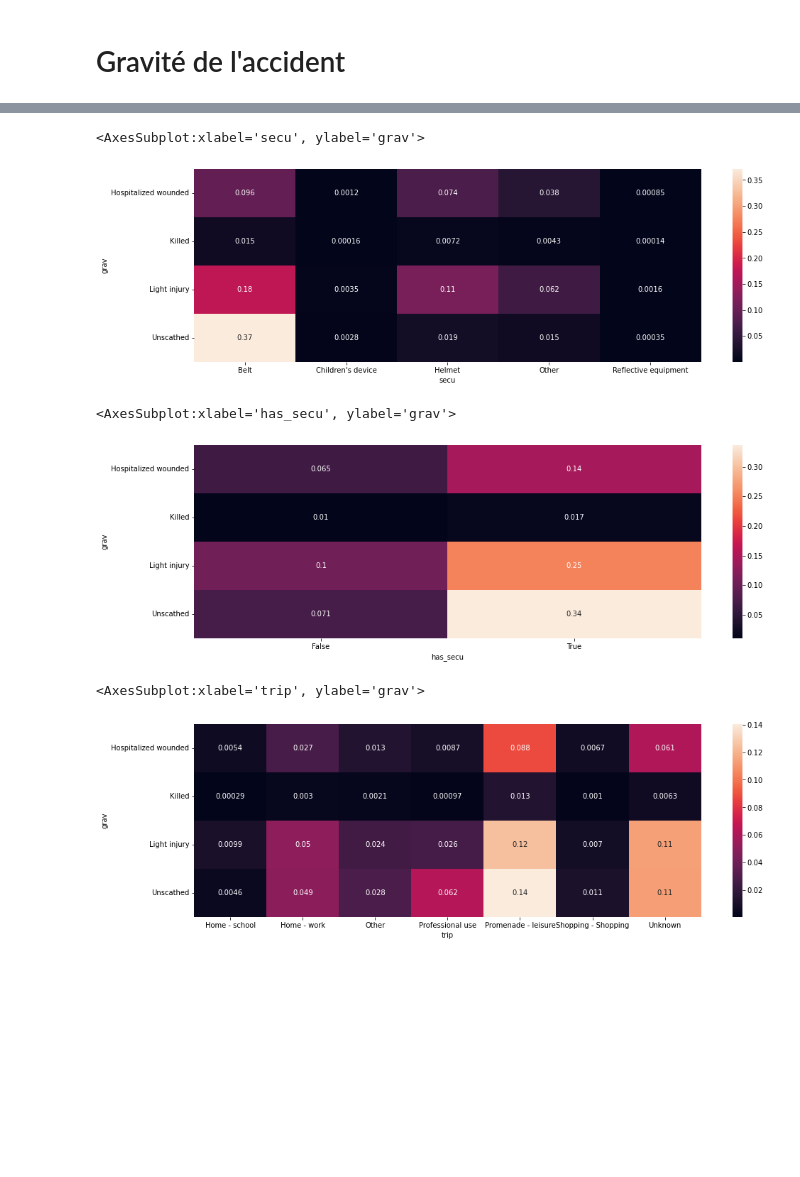
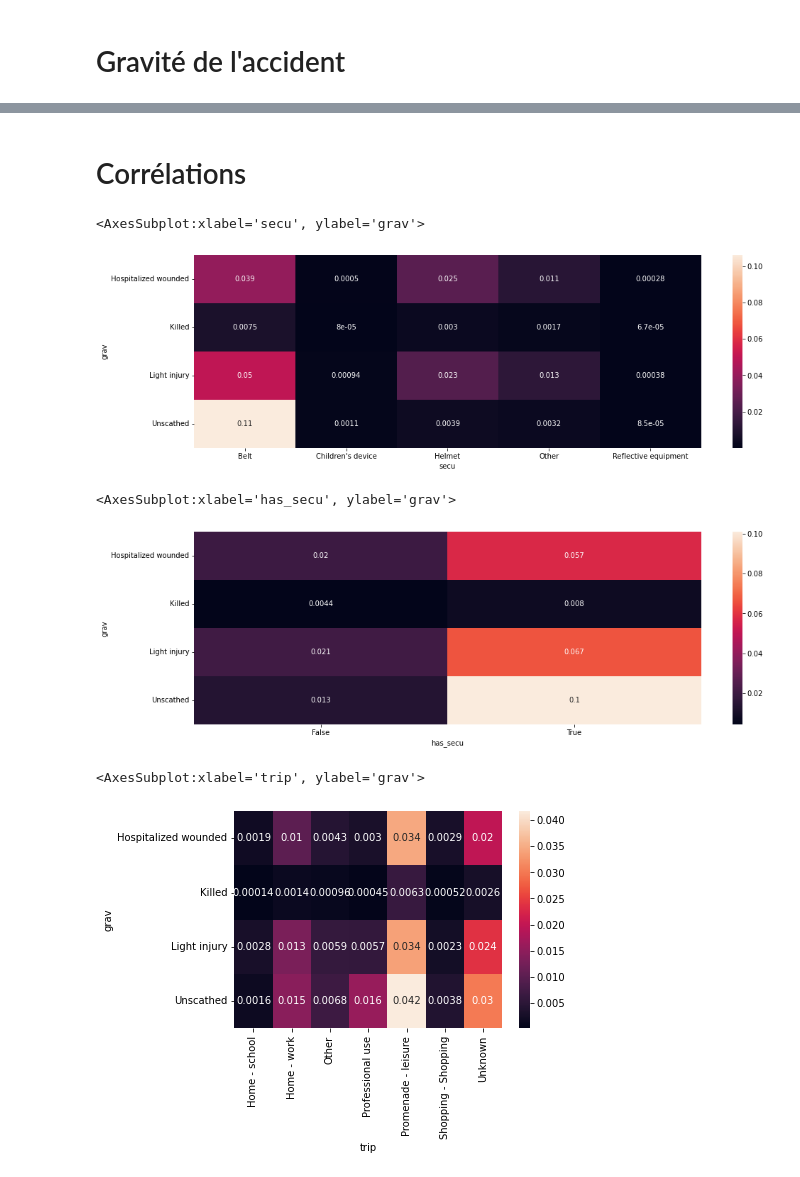
Before and after one commit to darmangerd/road-accidents-study, a Jupyter notebook: users.ipynb, the cells around one changed output, grey strips where cells are left out. Cells and saved outputs as stored; diff of their text form; code cells hidden in the pictures; blank space fills up the shorter version.

```diff
--- a/users.ipynb
+++ b/users.ipynb
@@ -14,5 +16,8 @@ users = pd.read_csv("datas/users.csv")
 users_count = users.shape[0]
 users_raw = users.copy()
 
+caracteristics = pd.read_csv("datas/caracteristics_complete.csv")
+
+users = users.merge(caracteristics, on="Num_Acc")
 users
 # %% [output]
@@ -129,3 +135,5 @@ pie(users, "secu", "Security type")
+# %% [markdown]
+# Corrélations
 # %%
 def corr(column1: str, column2: str):
     df_corr_grav_secu = pd.DataFrame(users[[column1, column2]].value_counts(), columns=["count"])
@@ -134,27 +142,21 @@ def corr(column1: str, column2: str):
     df_corr_grav_secu = df_corr_grav_secu.pivot(index=column1, columns=column2, values="count")
     return df_corr_grav_secu
 # %%
-px.imshow(corr("grav", "secu"))
-
 plt.figure(figsize=(16, 5))
 sns.heatmap(corr("grav", "secu"), annot=True)
 # %% [output]
 <AxesSubplot:xlabel='secu', ylabel='grav'>
-[figure, old version]
+[figure, new version]
 # %%
-px.imshow(corr("grav", "has_secu"))
-
 plt.figure(figsize=(16, 5))
 sns.heatmap(corr("grav", "has_secu"), annot=True)
 # %% [output]
 <AxesSubplot:xlabel='has_secu', ylabel='grav'>
-[figure, old version]
+[figure, new version]
 # %%
-px.imshow(corr("grav", "trip"))
-
 plt.figure(figsize=(16, 5))
 sns.heatmap(corr("grav", "trip"), annot=True)
 # %% [output]
 <AxesSubplot:xlabel='trip', ylabel='grav'>
-[figure, old version]
+[figure, new version]
 # %%
```
Also changed, not shown: parts of 12 cells of this notebook, 1 other file.
